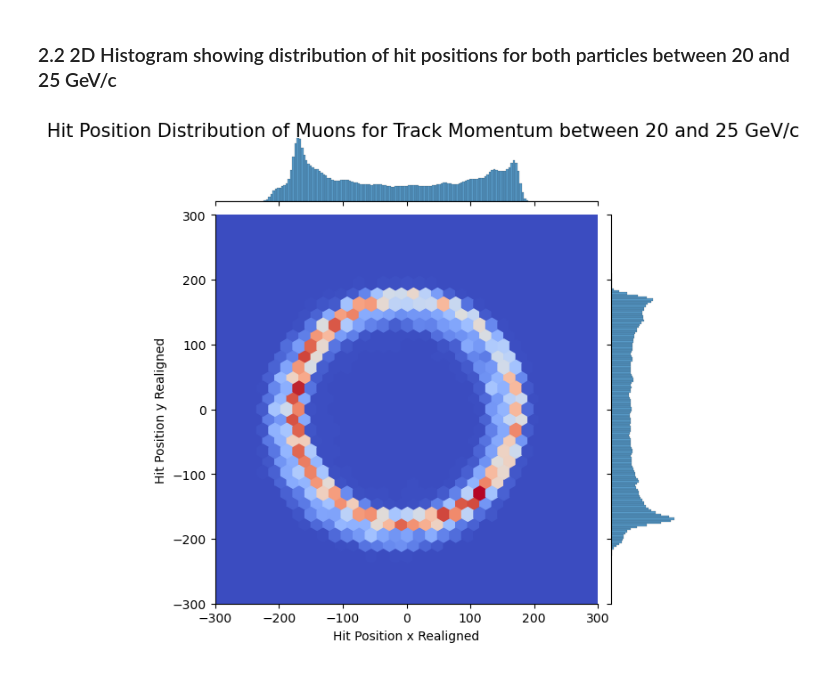
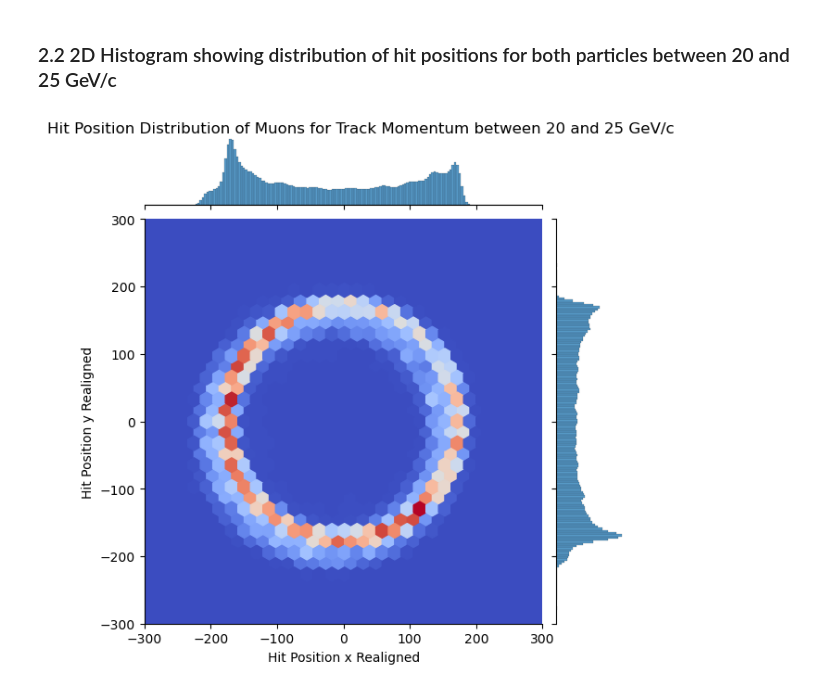
Before and after one commit to TRIUMF-MDS-Capstone2023/project, a Jupyter notebook: notebooks/analyses/EDA.ipynb, the cells around one changed output. Drawn from its saved outputs; the diff is of its cells as text; code cells hidden in the pictures.

```diff
--- a/notebooks/analyses/EDA.ipynb
+++ b/notebooks/analyses/EDA.ipynb
@@ -355,18 +355,18 @@ df_subset_pion = df_subset.filter(pl.col("class") == "pion")
 # %%
 # Plot the distribution of hit positions for pions
 g = sns.jointplot(data=df_subset_muon.collect(), x='x_aligned', y='y_aligned', kind='hex', cmap='coolwarm')
 
 # Configure the plot
-g.fig.suptitle("Hit Position Distribution of Muons for Track Momentum between 20 and 25 GeV/c", y=1, fontsize=15)
+g.fig.suptitle("Hit Position Distribution of Muons for Track Momentum between 20 and 25 GeV/c", y=1)
 g.set_axis_labels('Hit Position x Realigned', 'Hit Position y Realigned')
 
 g.ax_joint.set_xlim(-300, 300)
 g.ax_joint.set_ylim(-300, 300)
 
 # Save the plot
 plt.savefig("../../figures/eda_hit_position_muon_subset.png")
 # %% [output]
-[figure, old version]
+[figure, new version]
 # %%
 # Plot the distribution for pions
 g = sns.jointplot(data=df_subset_pion.collect(), x='x_aligned', y='y_aligned', kind='hex', cmap='coolwarm')
```
Also changed, not shown: parts of 3 cells of this notebook, 5 other files.
